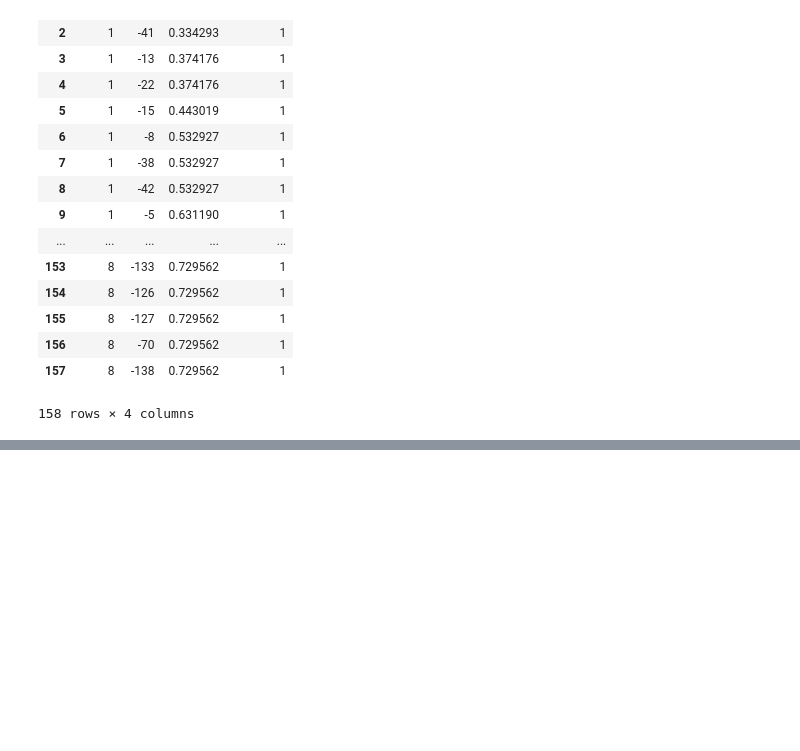
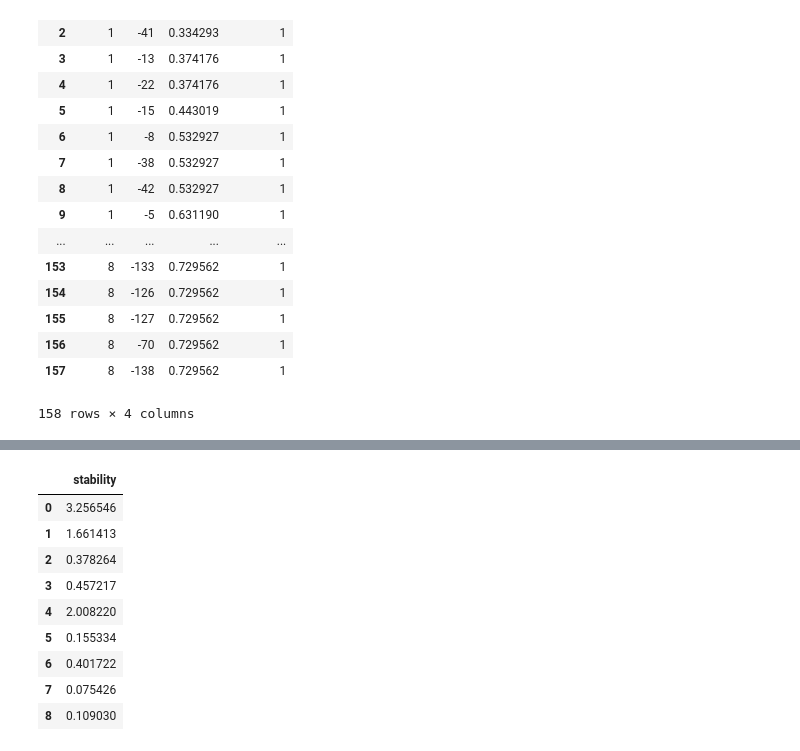
Before and after one commit to scikit-learn-contrib/hdbscan, a Jupyter notebook: ClusterTree-Copy1.ipynb, the cells around one changed output, grey strips where cells are left out. Drawn from its saved outputs; the diff is of its cells as text; code cells hidden in the pictures; blank space fills up the shorter version.

Commit message:
Work out cluster stability code

```diff
--- a/ClusterTree-Copy1.ipynb
+++ b/ClusterTree-Copy1.ipynb
@@ -217,0 +221,17 @@ array([[  41.        ,  293.        ,    2.99138468,   50.        ],
+# %%
+joined_table["stability"] = joined_table.apply(lambda row:
+                                               (row["lambda_death"] -
+                                                row["lambda_birth"]) *
+                                               row["child_size"], axis=1)
+joined_table.groupby("parent")[["stability"]].sum()/pd.DataFrame(joined_table.parent.value_counts(), columns=["stability"])
+# %% [output]
+|  | stability |
+| 0 | 3.256546 |
+| 1 | 1.661413 |
+| 2 | 0.378264 |
+| 3 | 0.457217 |
+| 4 | 2.008220 |
+| 5 | 0.155334 |
+| 6 | 0.401722 |
+| 7 | 0.075426 |
+| 8 | 0.109030 |
```
Also changed, not shown: parts of 13 cells of this notebook.
